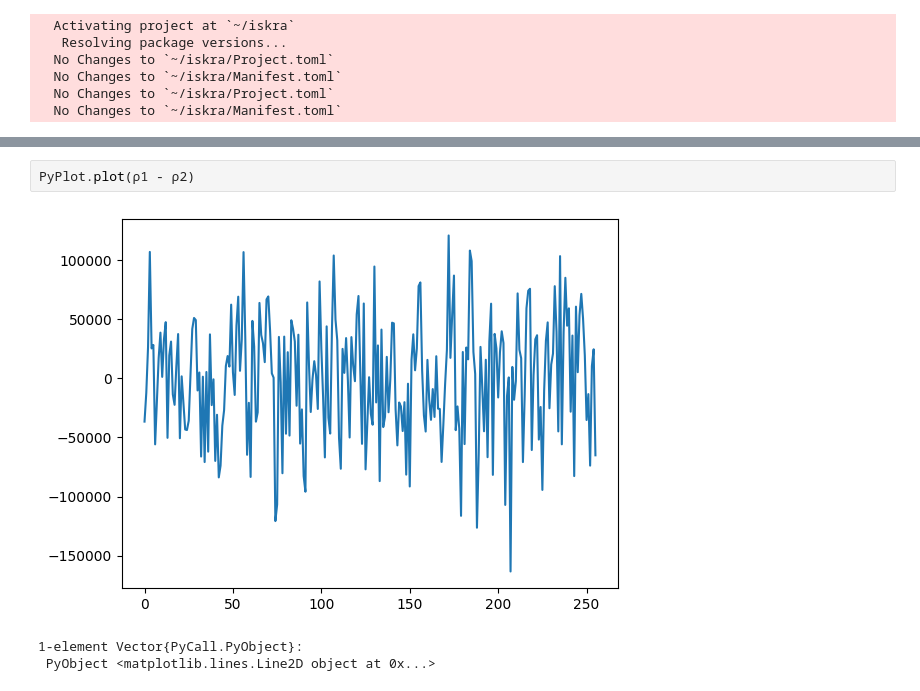
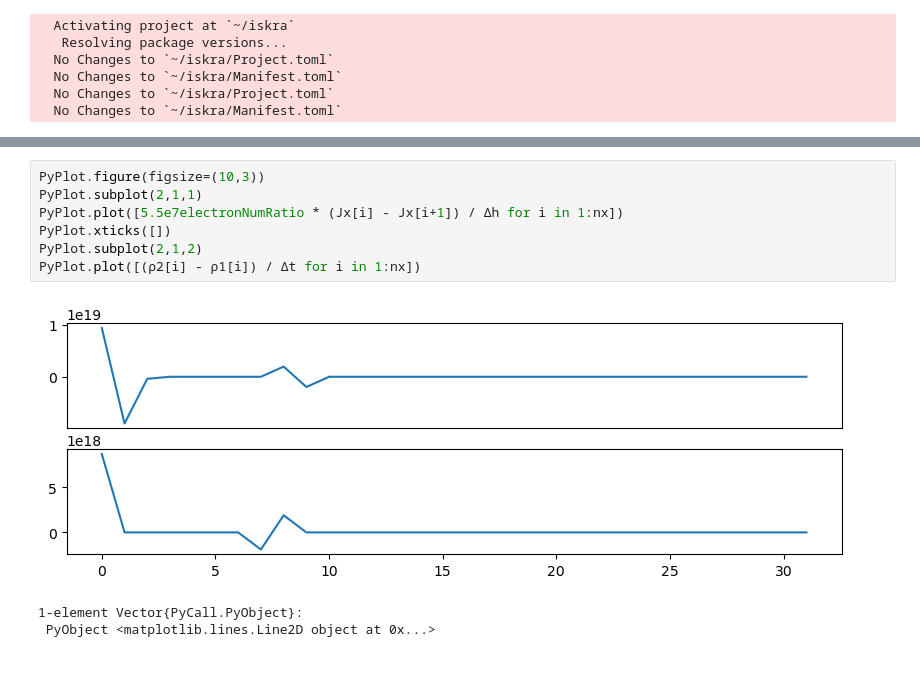
Before and after one commit to bchaber/iskra, a Jupyter notebook: twostreams.ipynb, the cells around one changed output, grey strips where cells are left out. Drawn from its saved outputs; the diff is of its cells as text.

```diff
--- a/twostreams.ipynb
+++ b/twostreams.ipynb
@@ -291,8 +335,13 @@ PyPlot.plot(Jx)
 1-element Vector{PyCall.PyObject}:
  PyObject <matplotlib.lines.Line2D object at 0x...>
-# %%
-PyPlot.plot(ρ1 - ρ2)
-# %% [output]
-[figure, removed]
-1-element Vector{PyCall.PyObject}:
- PyObject <matplotlib.lines.Line2D object at 0x...>
+# %%
+PyPlot.figure(figsize=(10,3))
+PyPlot.subplot(2,1,1)
+PyPlot.plot([5.5e7electronNumRatio * (Jx[i] - Jx[i+1]) / Δh for i in 1:nx])
+PyPlot.xticks([])
+PyPlot.subplot(2,1,2)
+PyPlot.plot([(ρ2[i] - ρ1[i]) / Δt for i in 1:nx])
+# %% [output]
+[figure, added]
+1-element Vector{PyCall.PyObject}:
+ PyObject <matplotlib.lines.Line2D object at 0x...>
```
Also changed, not shown: parts of 13 cells of this notebook, 5 other files.
